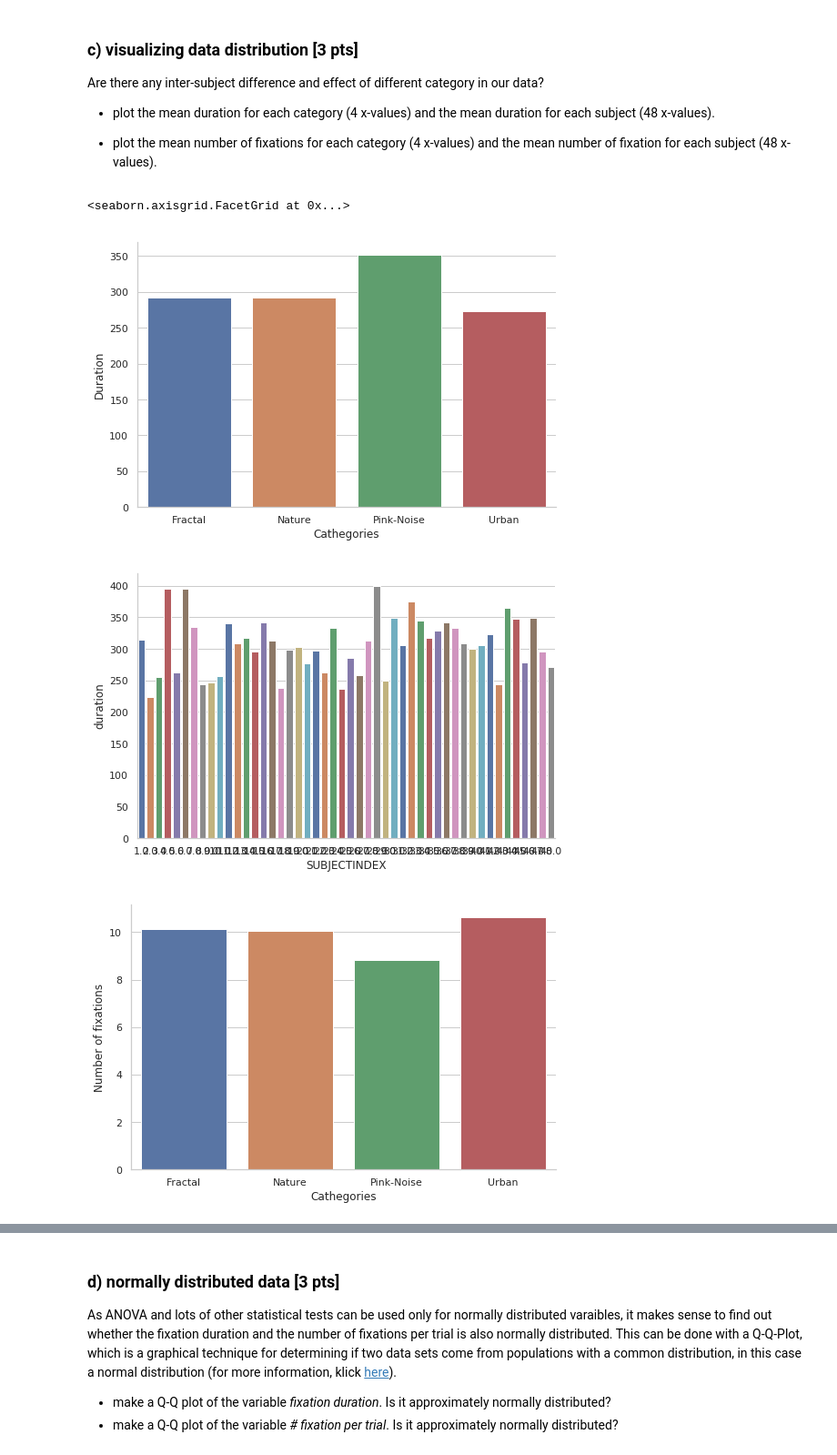
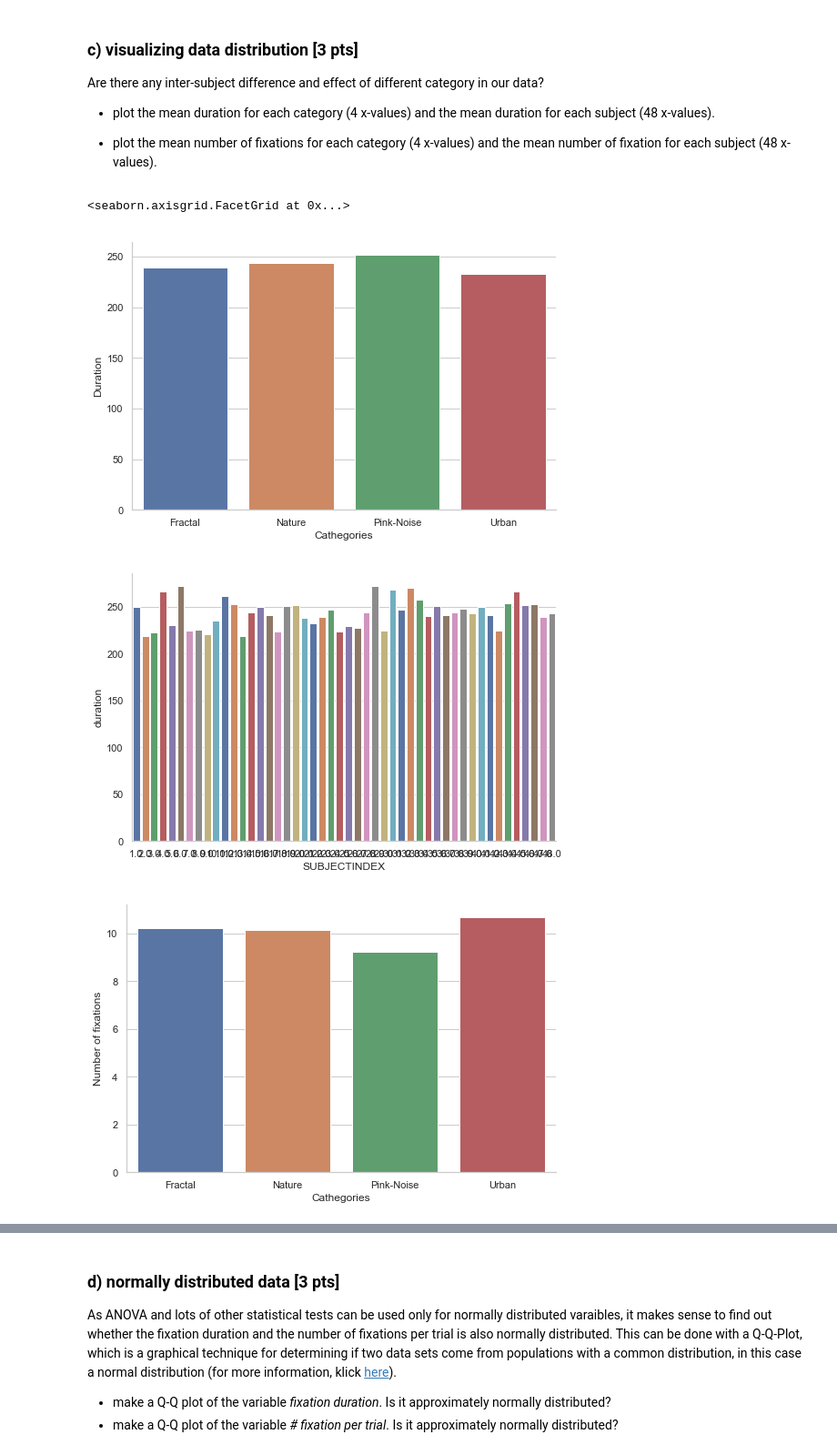
Before and after one commit to NBP-ACC/week-7-acc_8, a Jupyter notebook: Sheet05.ipynb, the cells around one changed output, grey strips where cells are left out. Shown: that part at 91% size. Drawn from its saved outputs; the diff is of its cells as text; code cells hidden in the pictures.

```diff
--- a/Sheet05.ipynb
+++ b/Sheet05.ipynb
@@ -148,31 +148,17 @@ print(len(df[df['categoryNames']=='Fractal']) - len(clean_df[clean_df['categoryN
 print(" ")
 print("Number of rows deleted for Pink-Noise:")
 print(len(df[df['categoryNames']=='Pink-Noise']) - len(clean_df[clean_df['categoryNames']=='Pink-Noise']))
-
-print(clean_df['trial'])
+print(" ")
 
 # fixations per category
-clean_fix_nature = clean_df[clean_df['categoryNames']=='Nature'].agg({'fix': [np.sum]})
-clean_fix_urban = clean_df[clean_df['categoryNames']=='Urban'].agg({'fix': [np.sum]})
-clean_fix_fractal = clean_df[clean_df['categoryNames']=='Fractal'].agg({'fix': [np.sum]})
-clean_fix_pinknoise = clean_df[clean_df['categoryNames']=='Pink-Noise'].agg({'fix': [np.sum]})
-print("Fixations for Nature:")
-print(clean_fix_nature)
+clean_df['fixation instance'] = 1
+sum_clean_df = clean_df.groupby(['trial','SUBJECTINDEX']).sum()
+
+print("Average number of fixations per trial:")
+print(np.mean(sum_clean_df['fixation instance']))
 print(" ")
-print("Fixations for Urban:")
-print(clean_fix_urban)
-print(" ")
-print("Fixations for Fractal:")
-print(clean_fix_fractal)
-print(" ")
-print("Fixations for Pink-Noise:")
-print(clean_fix_pinknoise)
-print(" ")
-
-
-#add duration
-df["duration"] = df["end"]-df["start"]
-df = df.drop(df[(df.duration < 100) & (df.duration > 400)].index)
+print("Average duration:")
+print(np.mean(clean_df['duration']))
 # %% [output]
 Fixations for Nature:
           fix
@@ -199,32 +185,32 @@ Are there any inter-subject difference and effect of different category in our d
 - plot the mean number of fixations for each category (4 x-values) and the mean number of fixation for each subject (48 x-values).
 # %%
 #mean duration & fixations
-meancategory = df.groupby("categoryNames").mean().reset_index()
-meansubject = df.groupby("SUBJECTINDEX").mean().reset_index()
+meancategory = clean_df.groupby("categoryNames").mean().reset_index()
+meansubject = clean_df.groupby("SUBJECTINDEX").mean().reset_index()
 #print(meancategory)
 #print(meansubject)
 
 
 #plotting
 sns.set(context = "notebook", style="whitegrid", palette="deep", font_scale=1)
 
 #mean duration
 sns.catplot(x = "categoryNames", y = "duration",data= meancategory, kind="bar", aspect=1.5)
 plt.xlabel("Cathegories")
 plt.ylabel("Duration")
 
 sns.catplot(x = "SUBJECTINDEX", y = "duration",data= meansubject, kind="bar", palette="deep", aspect=1.5)
 #plt.xticks([])
 
 #mean fixation
 sns.catplot(x = "categoryNames", y = "fix",data= meancategory, kind="bar", aspect=1.5)
 plt.xlabel("Cathegories")
 plt.ylabel("Number of fixations")
 
 sns.catplot(x = "SUBJECTINDEX", y = "fix",data= meansubject, kind="bar", palette="deep", aspect=1.5)
 #plt.xticks([])
 # %% [output]
 <seaborn.axisgrid.FacetGrid at 0x...>
-[figure, old version]
+[figure, new version]
-[figure, old version]
+[figure, new version]
-[figure, old version]
+[figure, new version]
```
Also changed, not shown: parts of 13 cells of this notebook.
